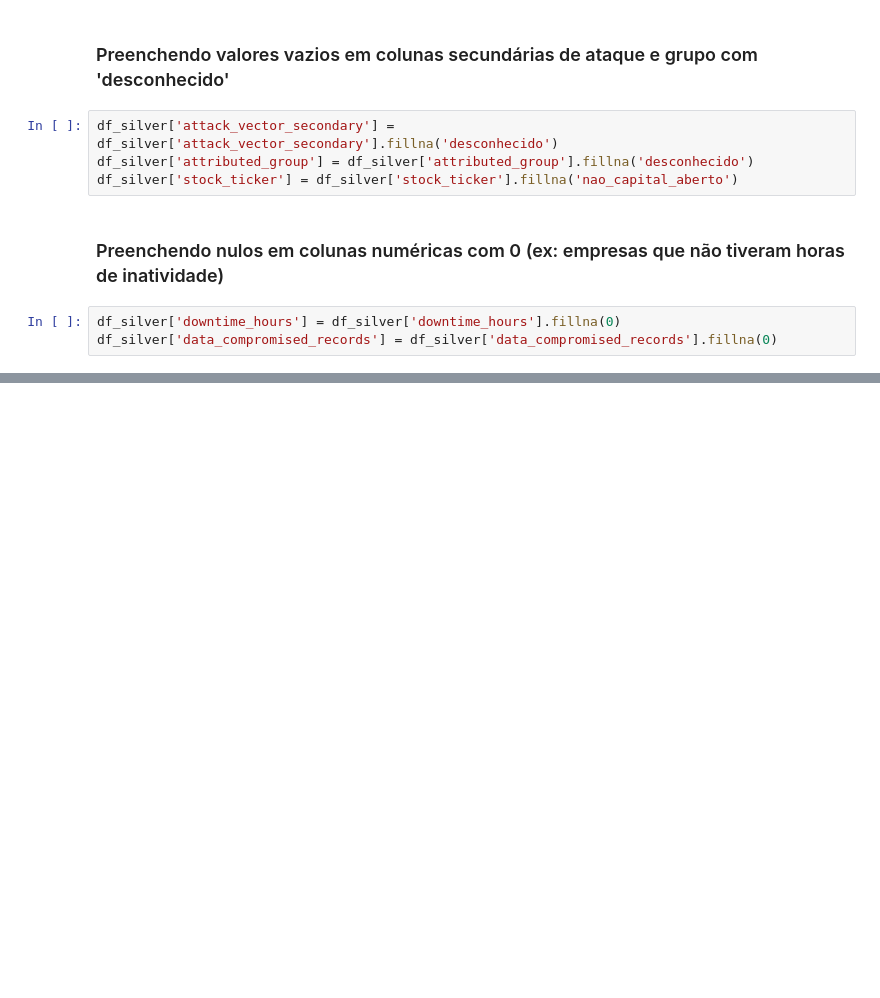
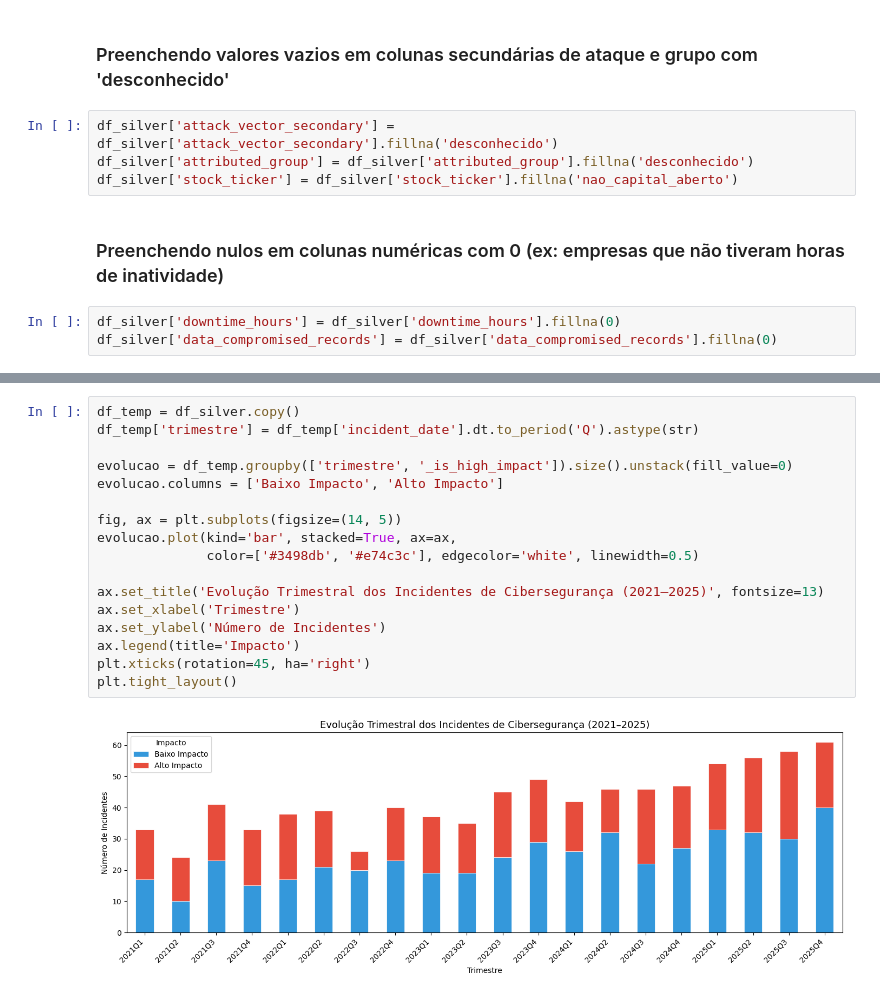
Before and after one commit to RodrigoMrqs/DataCience-BronzeAndSilver, a Jupyter notebook: notebook.ipynb, the cells around one changed output, grey strips where cells are left out. Saved outputs shown, nothing was run; the diff lists cells and outputs as text; blank space fills up the shorter version.

```diff
--- a/notebook.ipynb
+++ b/notebook.ipynb
@@ -252,0 +472,19 @@ df_silver['data_compromised_records'] = df_silver['data_compromised_records'].fi
+# %%
+df_temp = df_silver.copy()
+df_temp['trimestre'] = df_temp['incident_date'].dt.to_period('Q').astype(str)
+
+evolucao = df_temp.groupby(['trimestre', '_is_high_impact']).size().unstack(fill_value=0)
+evolucao.columns = ['Baixo Impacto', 'Alto Impacto']
+
+fig, ax = plt.subplots(figsize=(14, 5))
+evolucao.plot(kind='bar', stacked=True, ax=ax,
+              color=['#3498db', '#e74c3c'], edgecolor='white', linewidth=0.5)
+
+ax.set_title('Evolução Trimestral dos Incidentes de Cibersegurança (2021–2025)', fontsize=13)
+ax.set_xlabel('Trimestre')
+ax.set_ylabel('Número de Incidentes')
+ax.legend(title='Impacto')
+plt.xticks(rotation=45, ha='right')
+plt.tight_layout()
+# %% [output]
+[figure, added]
```
Also changed, not shown: parts of 35 cells of this notebook, 10 other files.
